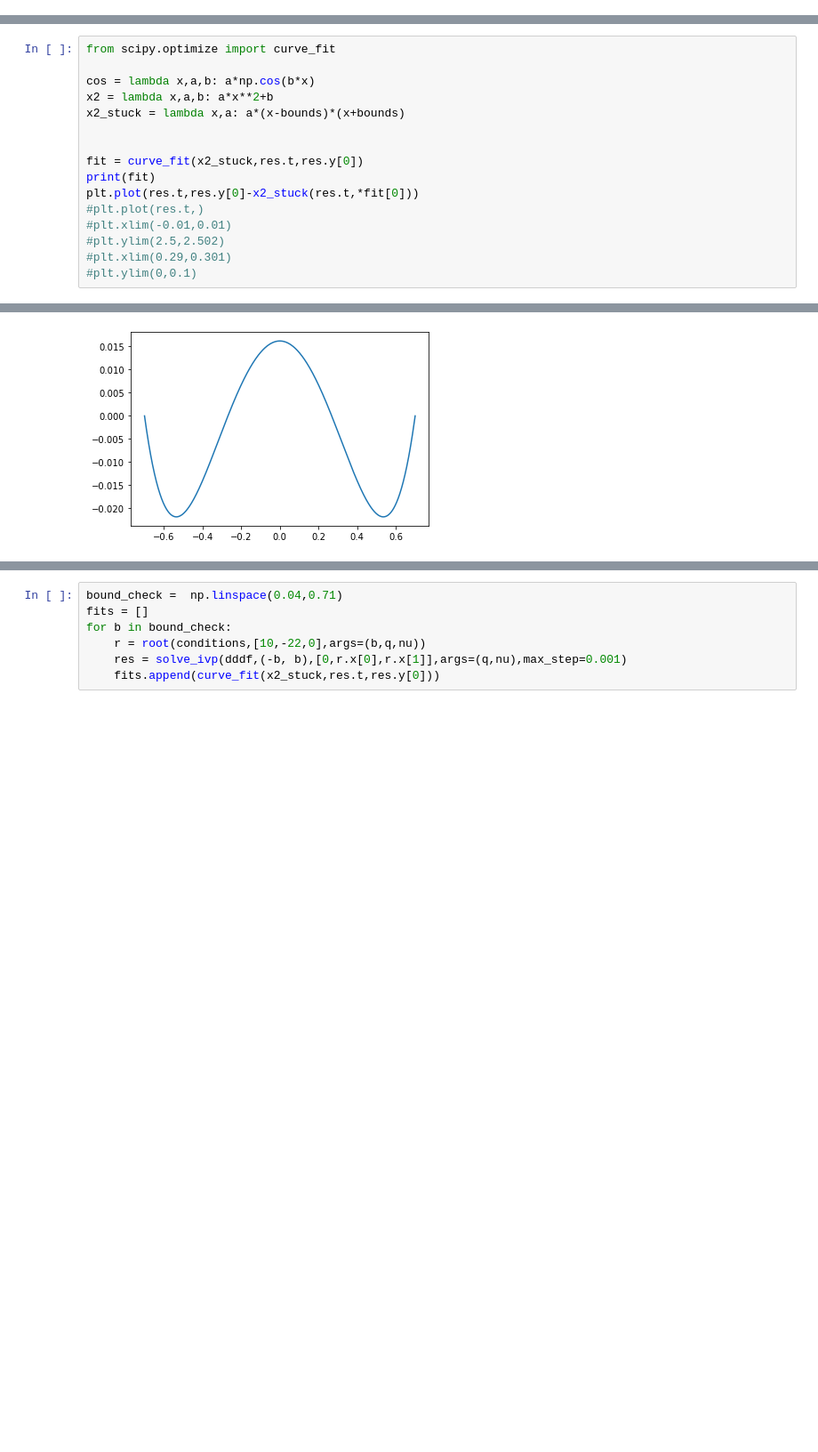
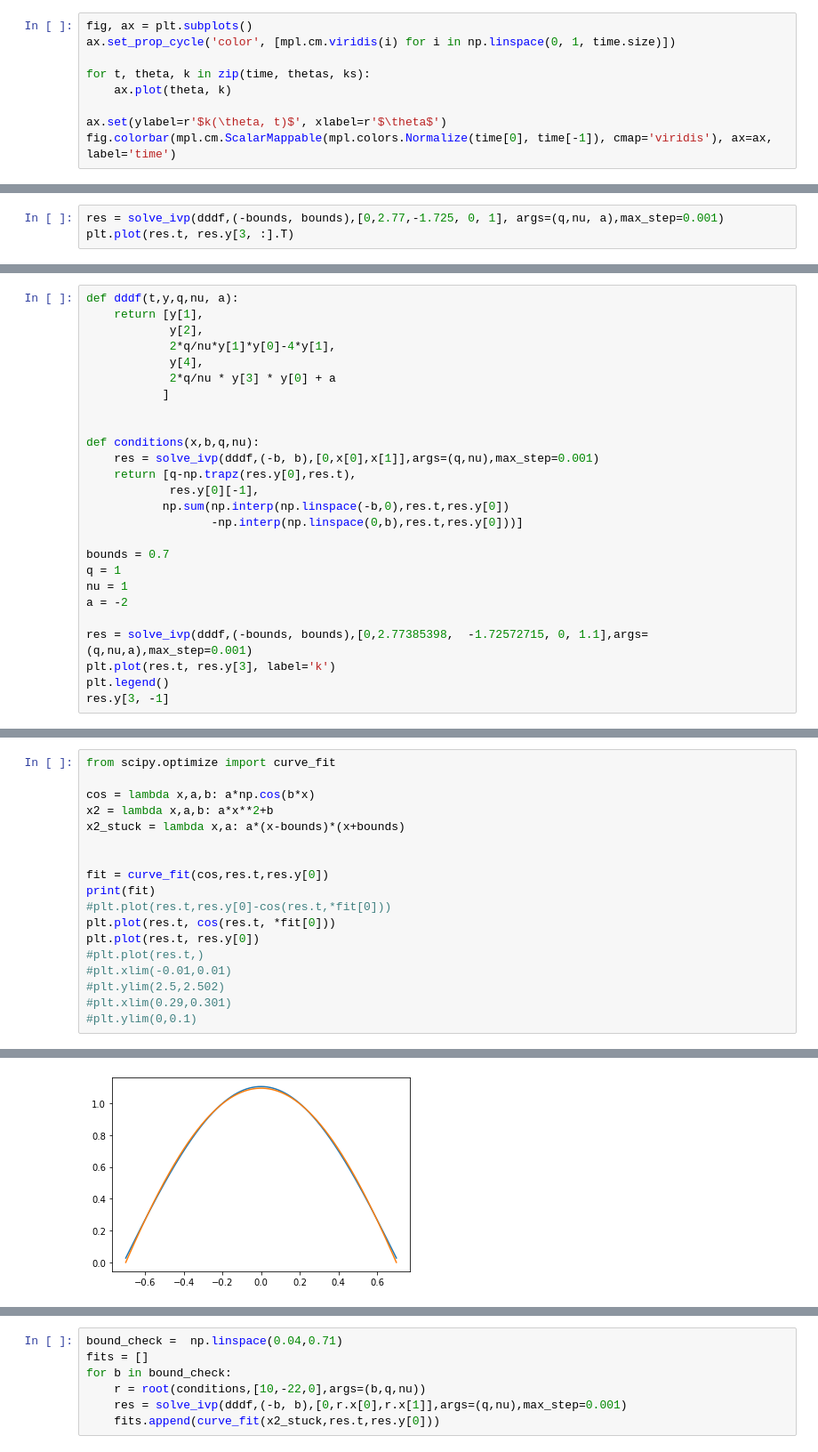
Before and after one commit to Zigolox/bellow-simulation, a Jupyter notebook: Strömmek.ipynb, the cells around one changed output, grey strips where cells are left out. Shown at 89% size. Cells and saved outputs as stored; diff of their text form; blank space fills up the shorter version.

```diff
--- a/Strömmek.ipynb
+++ b/Strömmek.ipynb
@@ -3,0 +95,9 @@ import matplotlib.pyplot as plt
+# %%
+fig, ax = plt.subplots()
+ax.set_prop_cycle('color', [mpl.cm.viridis(i) for i in np.linspace(0, 1, time.size)])
+
+for t, theta, k in zip(time, thetas, ks):
+    ax.plot(theta, k)
+
+ax.set(ylabel=r'$k(\theta, t)$', xlabel=r'$\theta$')
+fig.colorbar(mpl.cm.ScalarMappable(mpl.colors.Normalize(time[0], time[-1]), cmap='viridis'), ax=ax, label='time')
@@ -3,0 +232,3 @@ import matplotlib.pyplot as plt
+# %%
+res = solve_ivp(dddf,(-bounds, bounds),[0,2.77,-1.725, 0, 1], args=(q,nu, a),max_step=0.001)
+plt.plot(res.t, res.y[3, :].T)
@@ -3,0 +238,26 @@ import matplotlib.pyplot as plt
+# %%
+def dddf(t,y,q,nu, a):
+    return [y[1],
+            y[2],
+            2*q/nu*y[1]*y[0]-4*y[1],
+            y[4],
+            2*q/nu * y[3] * y[0] + a
+           ]
+
+
+def conditions(x,b,q,nu):
+    res = solve_ivp(dddf,(-b, b),[0,x[0],x[1]],args=(q,nu),max_step=0.001)
+    return [q-np.trapz(res.y[0],res.t),
+            res.y[0][-1],
+           np.sum(np.interp(np.linspace(-b,0),res.t,res.y[0])
+                  -np.interp(np.linspace(0,b),res.t,res.y[0]))]
+
+bounds = 0.7
+q = 1
+nu = 1
+a = -2
+
+res = solve_ivp(dddf,(-bounds, bounds),[0,2.77385398,  -1.72572715, 0, 1.1],args=(q,nu,a),max_step=0.001)
+plt.plot(res.t, res.y[3], label='k')
+plt.legend()
+res.y[3, -1]
@@ -49,9 +314,11 @@ x2 = lambda x,a,b: a*x**2+b
 x2_stuck = lambda x,a: a*(x-bounds)*(x+bounds)
 
 
-fit = curve_fit(x2_stuck,res.t,res.y[0])
+fit = curve_fit(cos,res.t,res.y[0])
 print(fit)
-plt.plot(res.t,res.y[0]-x2_stuck(res.t,*fit[0]))
+#plt.plot(res.t,res.y[0]-cos(res.t,*fit[0]))
+plt.plot(res.t, cos(res.t, *fit[0]))
+plt.plot(res.t, res.y[0])
 #plt.plot(res.t,)
 #plt.xlim(-0.01,0.01)
 #plt.ylim(2.5,2.502)
@@ -62,2 +330,2 @@ plt.plot(res.t,res.y[0]-x2_stuck(res.t,*fit[0]))
 [<matplotlib.lines.Line2D at 0x...>]
-[figure, old version]
+[figure, new version]
```
Also changed, not shown: parts of 29 cells of this notebook.
